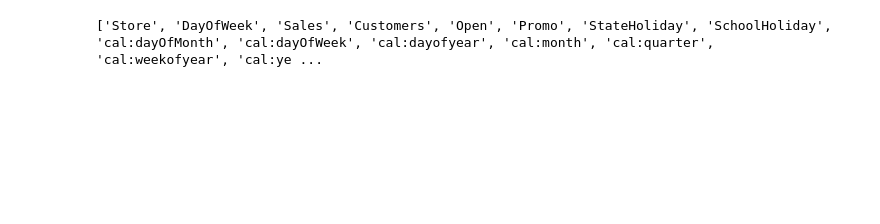
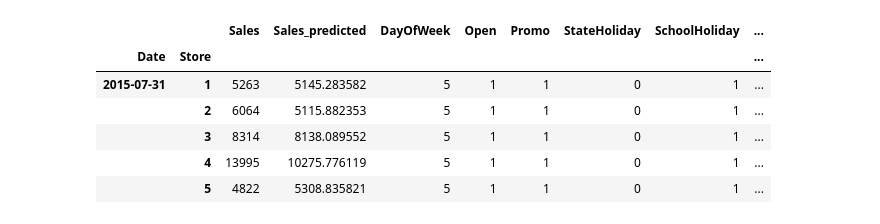
Before and after one commit to zachgarner/kaggle-rossmann, a Jupyter notebook: Spark.ipynb, the cells around one changed output. Cells and saved outputs as stored; diff of their text form; code cells hidden in the pictures; blank space fills up the shorter version.

```diff
--- a/Spark.ipynb
+++ b/Spark.ipynb
@@ -30,13 +38,17 @@ sqlc = SQLContext(sc)
-# %%
-
-pdf = DataFrame.from_csv("train_all_featurized.csv", index_col=None)
-pdf.head()
-
-columns = list(pdf.columns)
-print (columns)
-columns.remove("Sales")
-columns = ["Sales"] + columns
-
-pdf = pdf[columns]
-# %% [output]
-['Store', 'DayOfWeek', 'Sales', 'Customers', 'Open', 'Promo', 'StateHoliday', 'SchoolHoliday', 'cal:dayOfMonth', 'cal:dayOfWeek', 'cal:dayofyear', 'cal:month', 'cal:quarter', 'cal:weekofyear', 'cal:ye ...
+# %%
+df_basic = DataFrame.from_csv("train_features_basic.csv", index_col=['Date', 'Store'])
+df_means = DataFrame.from_csv("train-features-predicted_mean.csv", index_col=['Date', 'Store'])
+# %%
+df_sales = DataFrame.from_csv("train.csv", index_col=['Date', 'Store'])[['Sales']]
+# %%
+df_features = df_means.join(df_basic)
+train_df = df_sales.join(df_features)
+train_df.head()
+# %% [output]
+|  |  | Sales | Sales_predicted | DayOfWeek | Open | Promo | StateHoliday | SchoolHoliday | ... |
+| Date | Store |  |  |  |  |  |  |  | ... |
+| 2015-07-31 | 1 | 5263 | 5145.283582 | 5 | 1 | 1 | 0 | 1 | ... |
+|  | 2 | 6064 | 5115.882353 | 5 | 1 | 1 | 0 | 1 | ... |
+|  | 3 | 8314 | 8138.089552 | 5 | 1 | 1 | 0 | 1 | ... |
+|  | 4 | 13995 | 10275.776119 | 5 | 1 | 1 | 0 | 1 | ... |
+|  | 5 | 4822 | 5308.835821 | 5 | 1 | 1 | 0 | 1 | ... |
```
Also changed, not shown: parts of 33 cells of this notebook, 1 other file.
